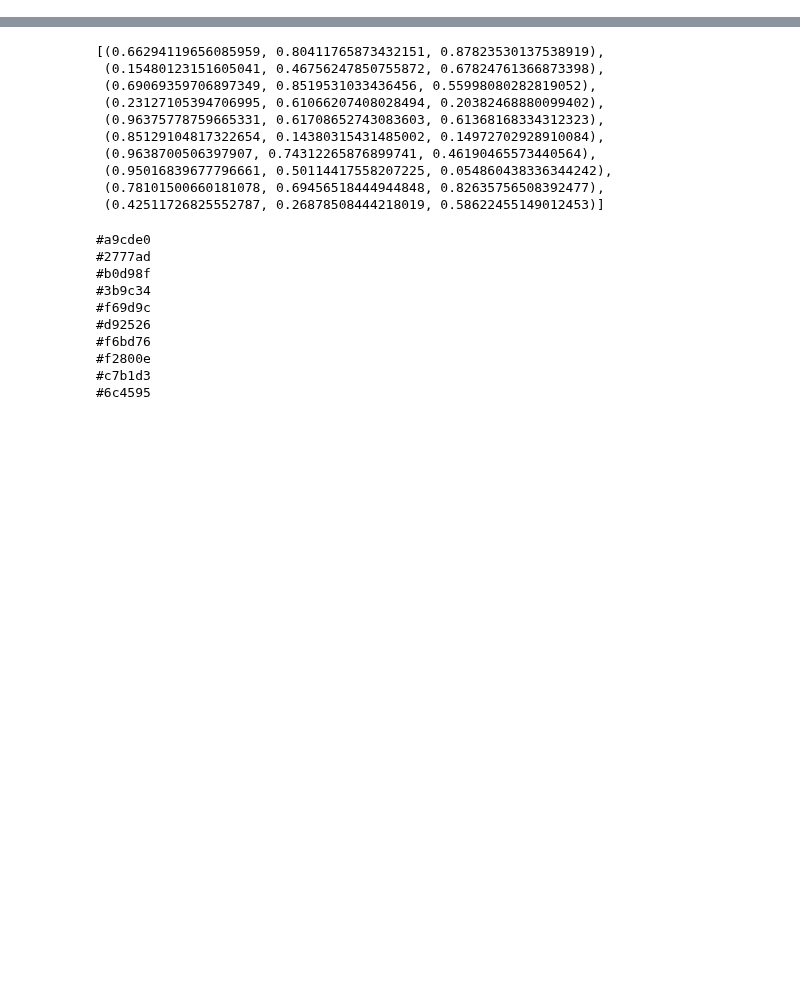
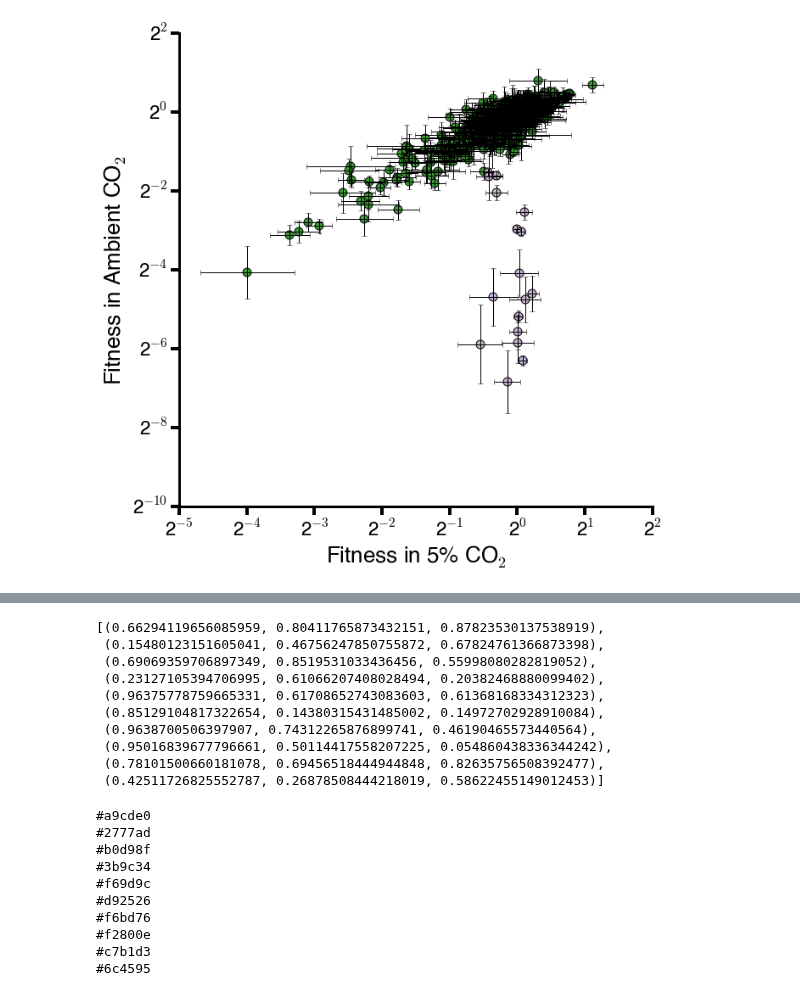
Before and after one commit to jackdesmarais/DabTransporterPaper, a Jupyter notebook: scripts/Untitled.ipynb, the cells around one changed output, grey strips where cells are left out. Drawn from its saved outputs; the diff is of its cells as text; code cells hidden in the pictures; blank space fills up the shorter version.

```diff
--- a/scripts/Untitled.ipynb
+++ b/scripts/Untitled.ipynb
@@ -12,0 +15,7 @@ plt.show()
+# %%
+essentiality_colors = {
+    'essential': qual_palette[9],
+    'nonessential': qual_palette[3],
+    'ambiguous': qual_palette[7],
+    'hcr': qual_palette[8]}
+small_log_df
@@ -12,0 +41,68 @@ plt.show()
+# %%
+# TODO(JD): move annotations a bit for clarity
+iCol = essentiality_colors['nonessential']
+aCol = essentiality_colors['hcr']
+
+fig,ax = plt.subplots(figsize=(10,10), frameon=False)
+
+labeled_stuff = [
+    ('HNEAP_RS04625', 'Csos1A', 0.11,-4.5),
+    ('HNEAP_RS04620', 'Csos1B', -0.1,-1.6),
+    ('HNEAP_RS04630', 'Csos1C', 0,-7),
+    ('HNEAP_RS04635', 'Csos4B', 0.1,-5.9),
+    ('HNEAP_RS04640', 'Csos4A', -1.5,-6.5),
+    ('HNEAP_RS04650', 'Csos2', 0.1,-6.4),
+    ('HNEAP_RS04660', 'CbbL', -0.9,-5.2),
+    ('HNEAP_RS04655', 'CbbS', 0,-4.1),
+    ('HNEAP_RS04645', 'CsosCA', 0.15,-5),
+    ('HNEAP_RS04565','Csos1D', -0.05,-1.15),
+    ('HNEAP_RS01030','DabA2', 0.1,-3.3),
+        ('HNEAP_RS01035','DabB2',1,1),
+    ('HNEAP_RS01040','LysR', 0.15,-2.6),
+    ('HNEAP_RS04615','acRAF', -1.5,-4), #Pterin-4a-carbinolamine dehydratase
+    ('HNEAP_RS05490','LysR', -0.8,-6),
+    ('HNEAP_RS07320','Crp/Fnr', 0,-2.1),
+    ('HNEAP_RS04585','DabA1', -1.5,-2.1),
+        ('HNEAP_RS04595','DabB1',1,1),
+#         ('HNEAP_RS05865','TPR_16',1,1),#Tetratricopeptide TPR_2 repeat protein
+#     'HNEAP_RS05380':'Lytic transglycosylase catalytic',
+#     'HNEAP_RS08465':'N-acetylmuramyl-L-alanine amidase, negative regulator of AmpC, AmpD'
+]
+
+# for gene,label,x,y in labeled_stuff:
+#     row = small_log_df[small_log_df.locusId == gene]
+#     plt.text(row.HighCO2Log_1,row.LowCO2Log_1,label,fontsize=20)
+
+plt.scatter(small_diff_df.HighCO2Log_1, small_diff_df.LowCO2Log_1, c=iCol, edgecolors='k', s=100)
+plt.scatter(big_diff_df.HighCO2Log_1, big_diff_df.LowCO2Log_1, c=aCol, edgecolors='k', s=100)
+plt.errorbar(small_log_df.HighCO2Log_1,small_log_df.LowCO2Log_1,ecolor='k',
+             xerr=small_log_df.HighCO2Err_1,yerr=small_log_df.LowCO2Err_1, linestyle="None")
+
+
+plt.xlabel('Fitness in 5% CO$_2$')
+plt.ylabel('Fitness in Ambient CO$_2$')
+plt.tick_params(axis='both', direction='out', bottom='on', left='on', top='off', right='off',
+                length=10, width=4)
+ax.spines['right'].set_visible(False)
+ax.spines['top'].set_visible(False)
+
+# Only show ticks on the left and bottom spines
+ax.yaxis.set_ticks_position('left')
+ax.xaxis.set_ticks_position('bottom')
+
+# change axis weight
+ax.spines['left'].set_linewidth(3)
+ax.spines['bottom'].set_linewidth(3)
+
+locs,labels = plt.xticks()
+ticks=['2$^{'+str(int(x))+'}$' for x in locs]
+plt.xticks(locs, ticks, fontsize=22)
+
+locs,labels = plt.yticks()
+ticks=['2$^{'+str(int(x))+'}$' for x in locs]
+plt.yticks(locs,ticks, fontsize=22)
+
+# plt.savefig('fig2/fig2B.eps',format='eps',bbox_inches='tight')
+plt.show()
+# %% [output]
+[figure, added]
```
Also changed, not shown: parts of 6 cells of this notebook, 16 other files.
